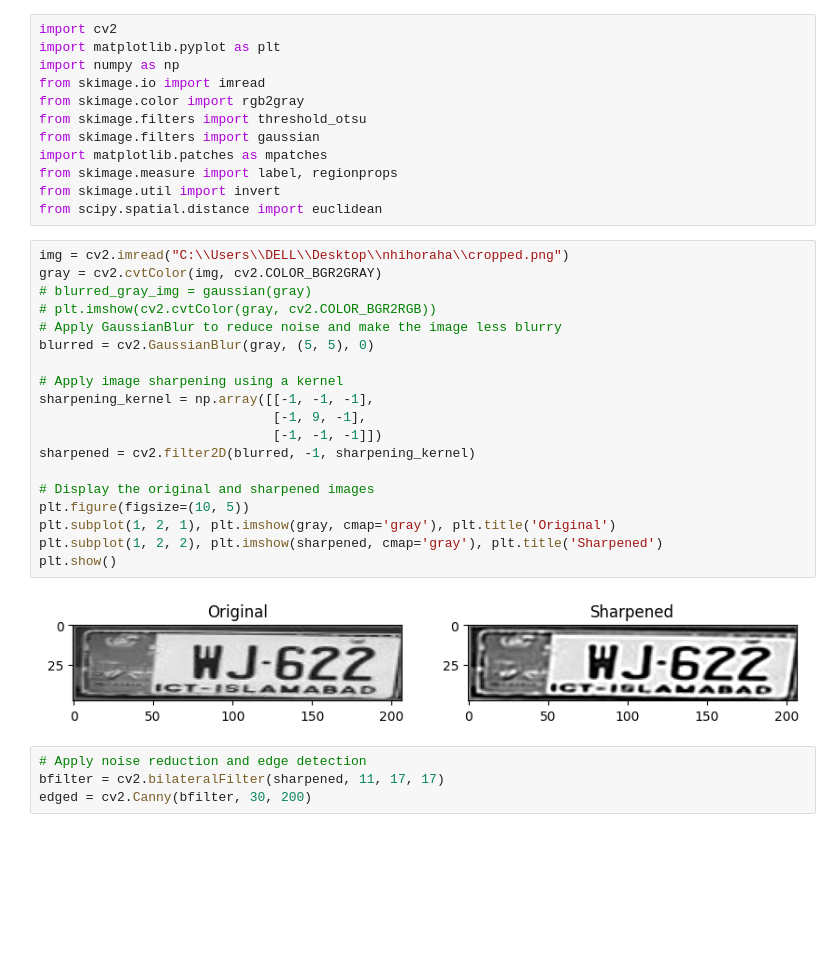
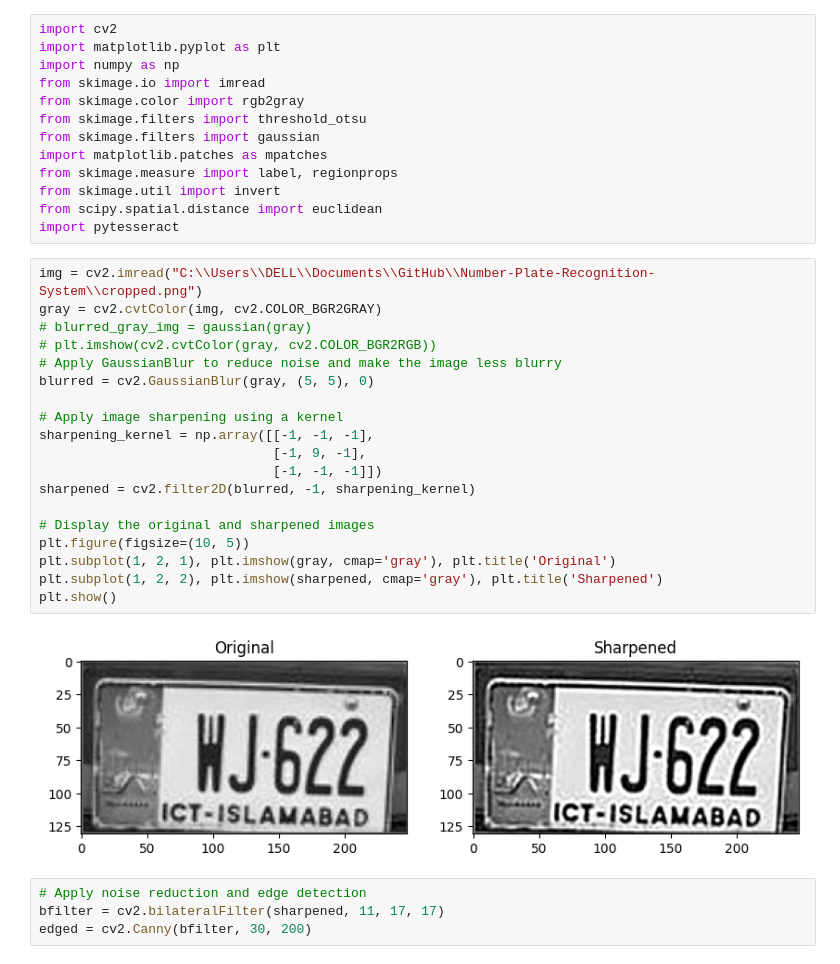
Before and after one commit to iqrarasool04/Number-Plate-Recognition-System, a Jupyter notebook: connectivity.ipynb, the cells around one changed output. Saved outputs shown, nothing was run; the diff lists cells and outputs as text; blank space fills up the shorter version.

```diff
--- a/connectivity.ipynb
+++ b/connectivity.ipynb
@@ -10,27 +10,28 @@ import matplotlib.patches as mpatches
 from skimage.measure import label, regionprops
 from skimage.util import invert
 from scipy.spatial.distance import euclidean
+import pytesseract
 # %%
-img = cv2.imread("C:\\Users\\DELL\\Desktop\\nhihoraha\\cropped.png")
+img = cv2.imread("C:\\Users\\DELL\\Documents\\GitHub\\Number-Plate-Recognition-System\\cropped.png")
 gray = cv2.cvtColor(img, cv2.COLOR_BGR2GRAY)
 # blurred_gray_img = gaussian(gray)
 # plt.imshow(cv2.cvtColor(gray, cv2.COLOR_BGR2RGB))
 # Apply GaussianBlur to reduce noise and make the image less blurry
 blurred = cv2.GaussianBlur(gray, (5, 5), 0)
 
 # Apply image sharpening using a kernel
 sharpening_kernel = np.array([[-1, -1, -1],
                               [-1, 9, -1],
                               [-1, -1, -1]])
 sharpened = cv2.filter2D(blurred, -1, sharpening_kernel)
 
 # Display the original and sharpened images
 plt.figure(figsize=(10, 5))
 plt.subplot(1, 2, 1), plt.imshow(gray, cmap='gray'), plt.title('Original')
 plt.subplot(1, 2, 2), plt.imshow(sharpened, cmap='gray'), plt.title('Sharpened')
 plt.show()
 # %% [output]
-[figure, old version]
+[figure, new version]
 # %%
 # Apply noise reduction and edge detection
 bfilter = cv2.bilateralFilter(sharpened, 11, 17, 17)
```
Also changed, not shown: parts of 5 cells of this notebook, 3 other files.
